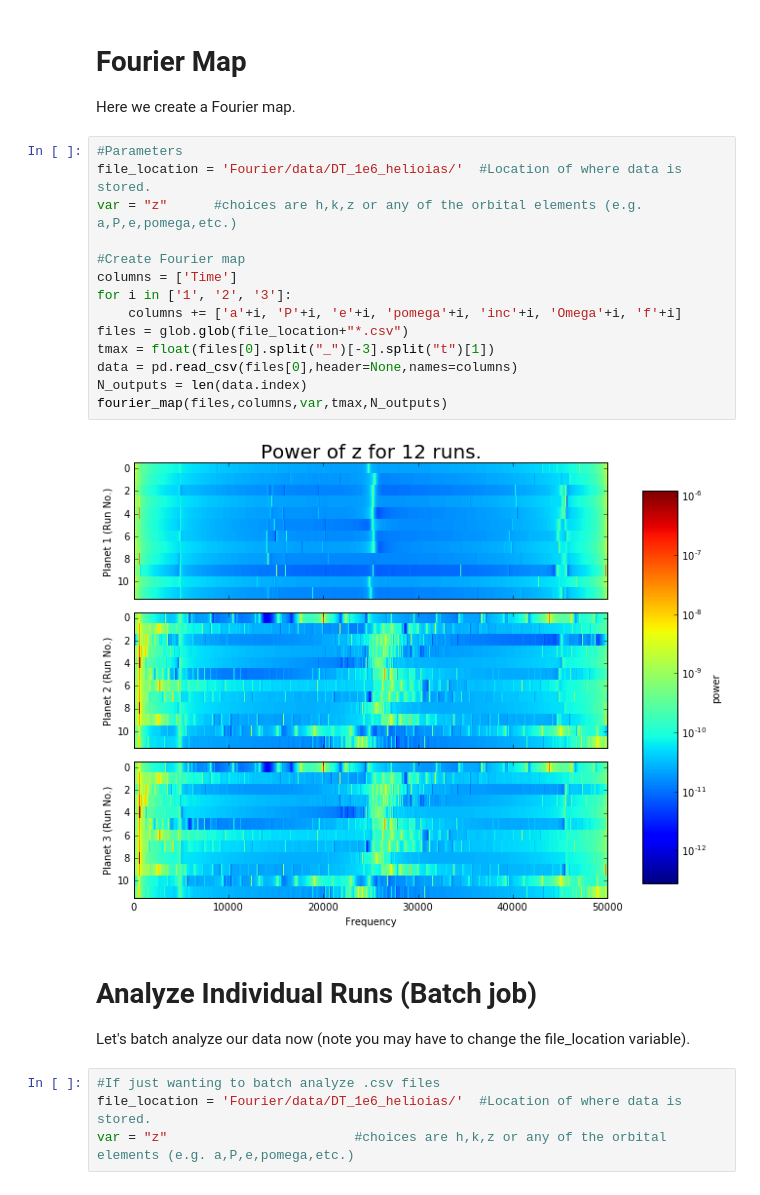
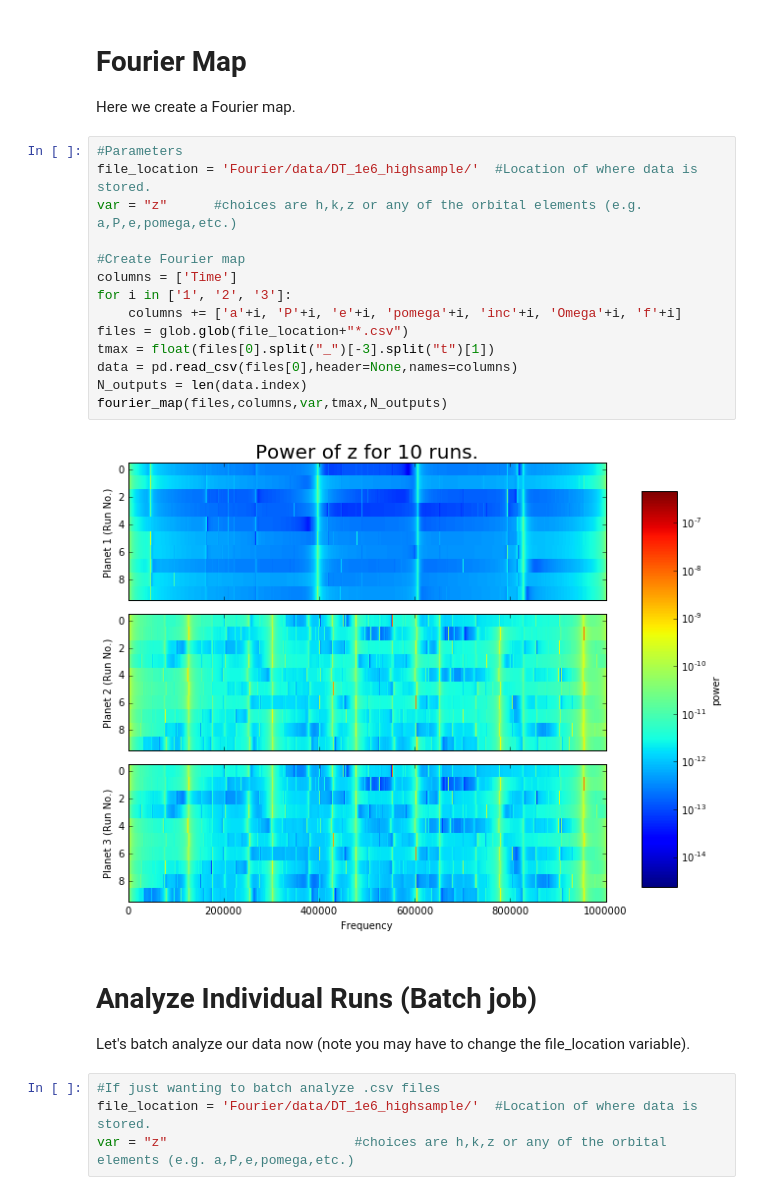
Before and after one commit to dtamayo/Stability, a Jupyter notebook: Analysis/Fourier_Analyze.ipynb, the cells around one changed output. Drawn from its saved outputs; the diff is of its cells as text.

```diff
--- a/Analysis/Fourier_Analyze.ipynb
+++ b/Analysis/Fourier_Analyze.ipynb
@@ -117,26 +116,26 @@ def fourier_map(files,columns,var,tmax,N_outputs):
 Here we create a Fourier map.
 # %%
 #Parameters
-file_location = 'Fourier/data/DT_1e6_helioias/'  #Location of where data is stored.
+file_location = 'Fourier/data/DT_1e6_highsample/'  #Location of where data is stored.
 var = "z"      #choices are h,k,z or any of the orbital elements (e.g. a,P,e,pomega,etc.)
 
 #Create Fourier map
 columns = ['Time']
 for i in ['1', '2', '3']:
     columns += ['a'+i, 'P'+i, 'e'+i, 'pomega'+i, 'inc'+i, 'Omega'+i, 'f'+i]
 files = glob.glob(file_location+"*.csv")
 tmax = float(files[0].split("_")[-3].split("t")[1])
 data = pd.read_csv(files[0],header=None,names=columns)
 N_outputs = len(data.index)
 fourier_map(files,columns,var,tmax,N_outputs)
 # %% [output]
-[figure, old version]
+[figure, new version]
 # %% [markdown]
 # Analyze Individual Runs (Batch job)
 Let's batch analyze our data now (note you may have to change the file_location variable).
 # %%
 #If just wanting to batch analyze .csv files
-file_location = 'Fourier/data/DT_1e6_helioias/'  #Location of where data is stored.
+file_location = 'Fourier/data/DT_1e6_highsample/'  #Location of where data is stored.
 var = "z"                        #choices are h,k,z or any of the orbital elements (e.g. a,P,e,pomega,etc.)
 # %%
 import glob
```
Also changed, not shown: parts of 3 cells of this notebook, 2 other files.
